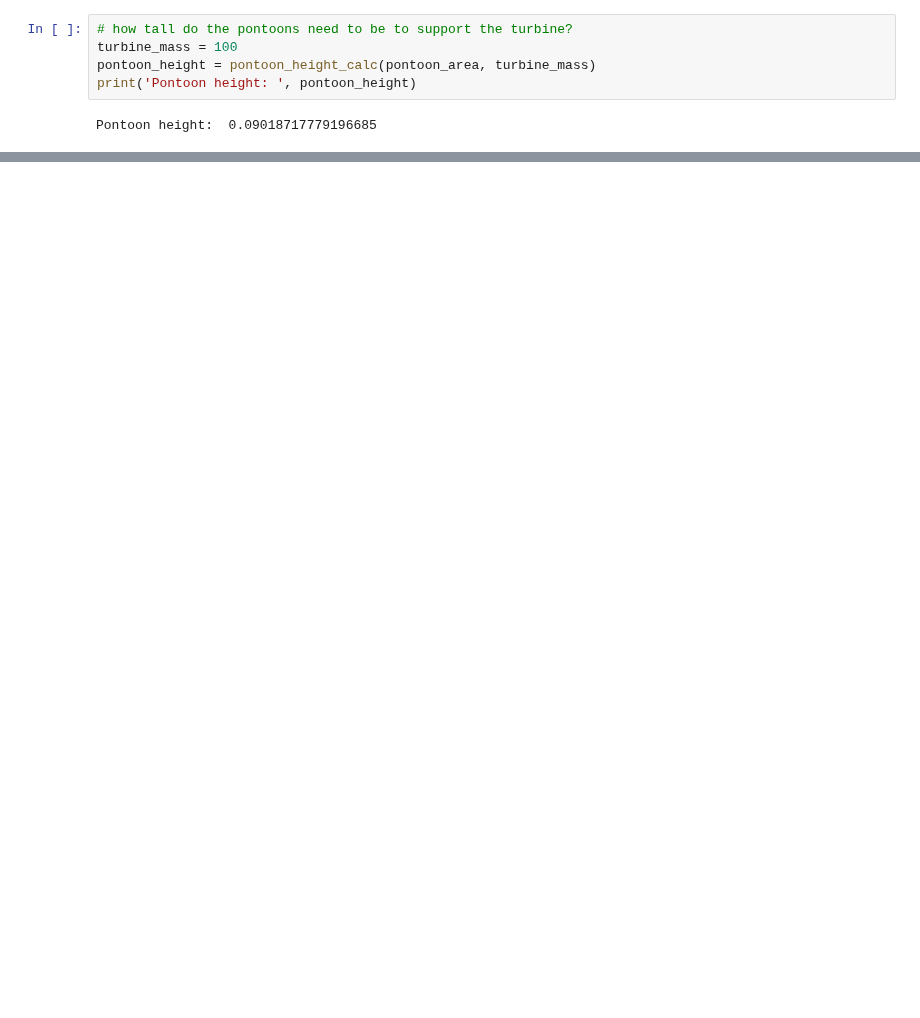
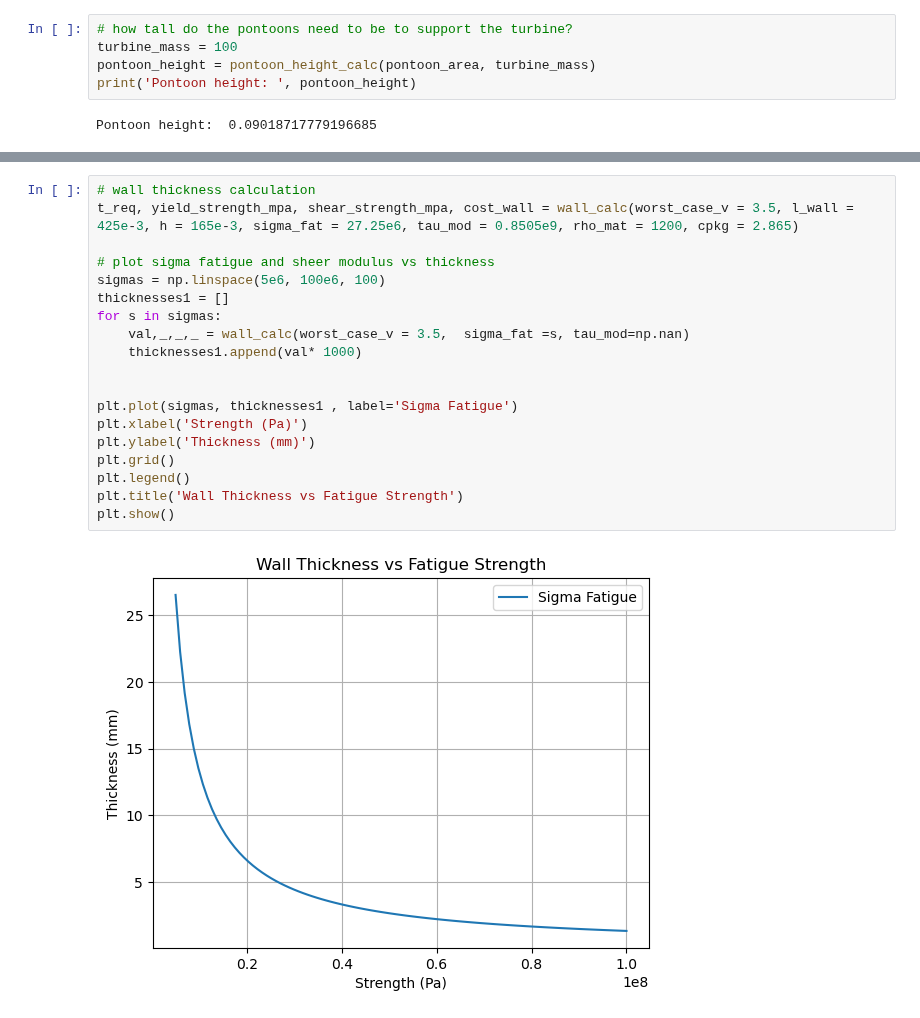
Before and after one commit to pilipb/DP5-code, a Jupyter notebook: main.ipynb, the cells around one changed output, grey strips where cells are left out. Drawn from its saved outputs; the diff is of its cells as text; blank space fills up the shorter version.

```diff
--- a/main.ipynb
+++ b/main.ipynb
@@ -237,0 +244,21 @@ plt.show()
+# %%
+# wall thickness calculation
+t_req, yield_strength_mpa, shear_strength_mpa, cost_wall = wall_calc(worst_case_v = 3.5, l_wall = 425e-3, h = 165e-3, sigma_fat = 27.25e6, tau_mod = 0.8505e9, rho_mat = 1200, cpkg = 2.865)
+
+# plot sigma fatigue and sheer modulus vs thickness
+sigmas = np.linspace(5e6, 100e6, 100)
+thicknesses1 = []
+for s in sigmas:
+    val,_,_,_ = wall_calc(worst_case_v = 3.5,  sigma_fat =s, tau_mod=np.nan)
+    thicknesses1.append(val* 1000)
+
+
+plt.plot(sigmas, thicknesses1 , label='Sigma Fatigue')
+plt.xlabel('Strength (Pa)')
+plt.ylabel('Thickness (mm)')
+plt.grid()
+plt.legend()
+plt.title('Wall Thickness vs Fatigue Strength')
+plt.show()
+# %% [output]
+[figure, added]
```
Also changed, not shown: parts of 14 cells of this notebook, 1 other file.
